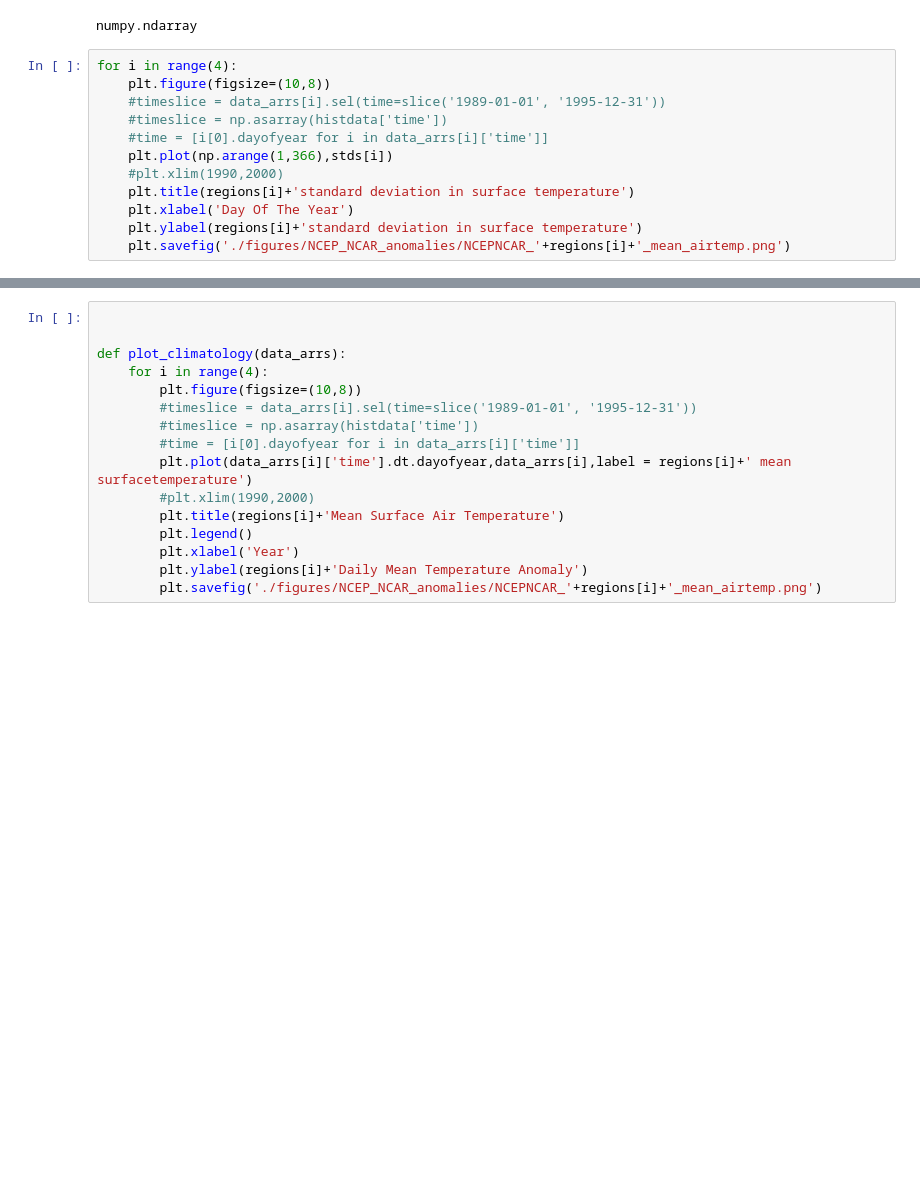
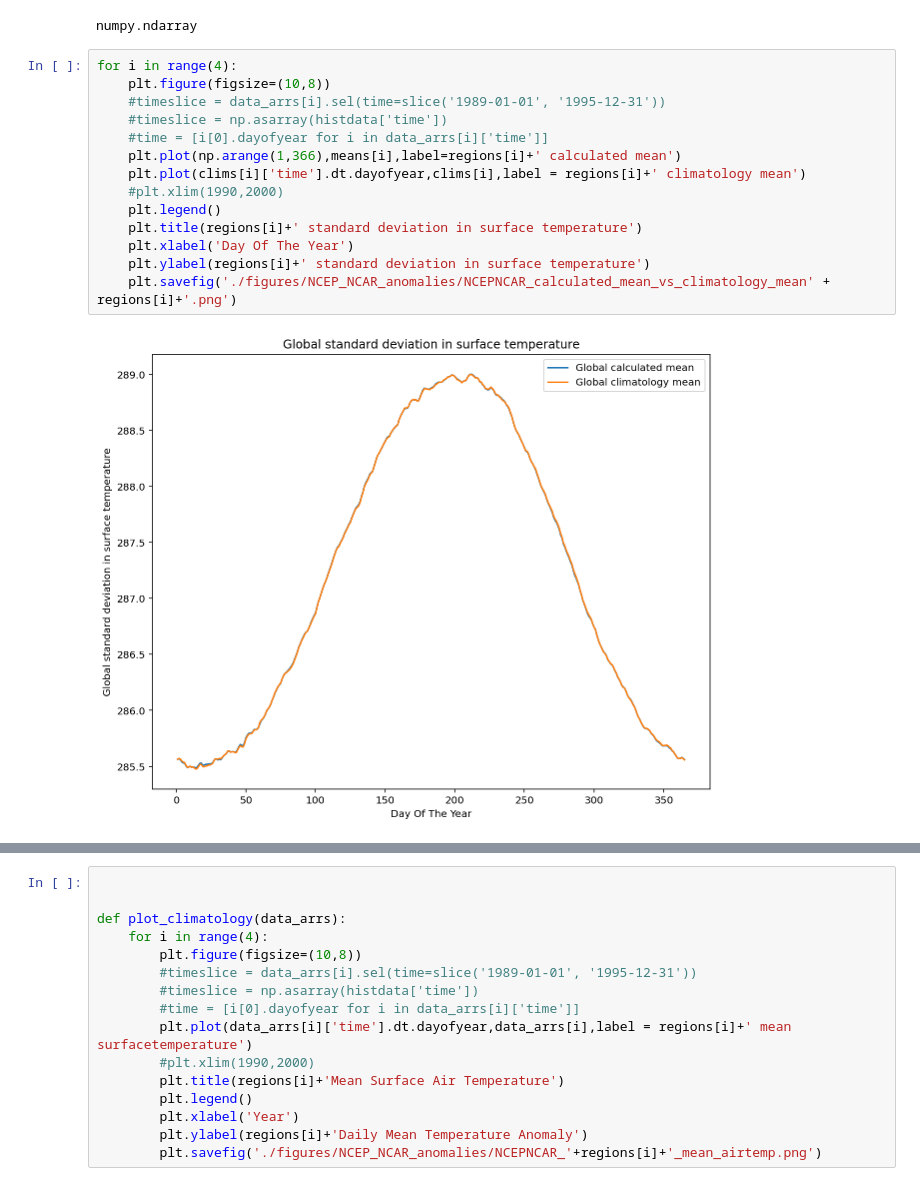
Before and after one commit to Lulurussell/CICOES-code, a Jupyter notebook: NCEP_NCAR_data.ipynb, the cells around one changed output, grey strips where cells are left out. Drawn from its saved outputs; the diff is of its cells as text; blank space fills up the shorter version.

```diff
--- a/NCEP_NCAR_data.ipynb
+++ b/NCEP_NCAR_data.ipynb
@@ -185,12 +306,16 @@ numpy.ndarray
 # %%
 for i in range(4):
     plt.figure(figsize=(10,8))
     #timeslice = data_arrs[i].sel(time=slice('1989-01-01', '1995-12-31'))
     #timeslice = np.asarray(histdata['time'])
     #time = [i[0].dayofyear for i in data_arrs[i]['time']]
-    plt.plot(np.arange(1,366),stds[i])
+    plt.plot(np.arange(1,366),means[i],label=regions[i]+' calculated mean')
+    plt.plot(clims[i]['time'].dt.dayofyear,clims[i],label = regions[i]+' climatology mean')
     #plt.xlim(1990,2000)
-    plt.title(regions[i]+'standard deviation in surface temperature')
+    plt.legend()
+    plt.title(regions[i]+' standard deviation in surface temperature')
     plt.xlabel('Day Of The Year')
-    plt.ylabel(regions[i]+'standard deviation in surface temperature')
-    plt.savefig('./figures/NCEP_NCAR_anomalies/NCEPNCAR_'+regions[i]+'_mean_airtemp.png')
+    plt.ylabel(regions[i]+' standard deviation in surface temperature')
+    plt.savefig('./figures/NCEP_NCAR_anomalies/NCEPNCAR_calculated_mean_vs_climatology_mean' + regions[i]+'.png')
+# %% [output]
+[figure, added]
```
Also changed, not shown: parts of 9 cells of this notebook.
